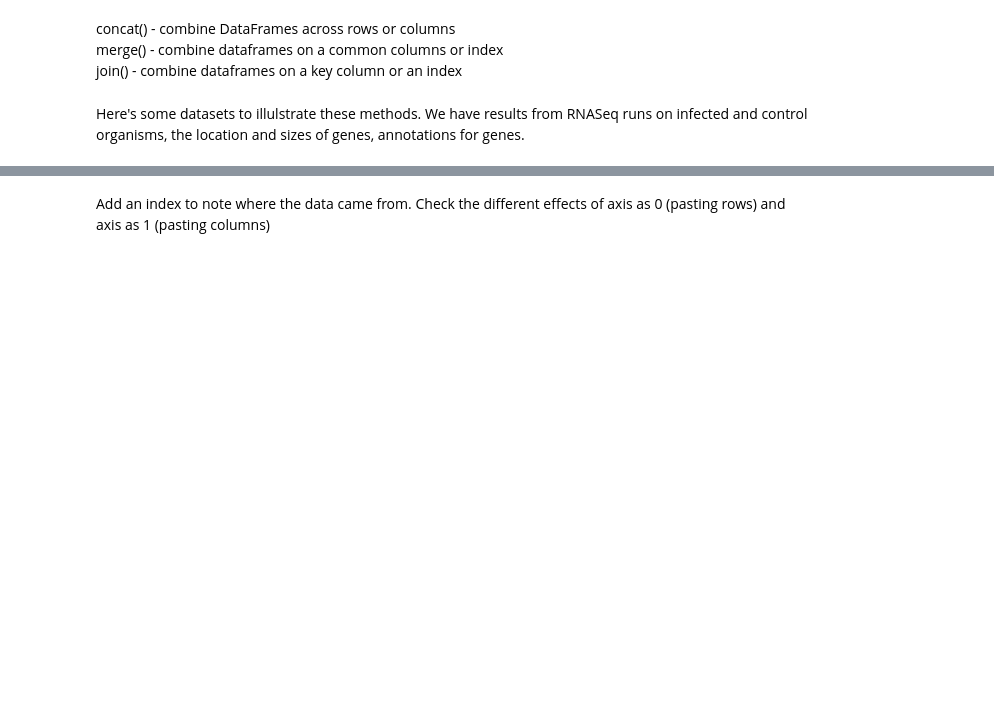
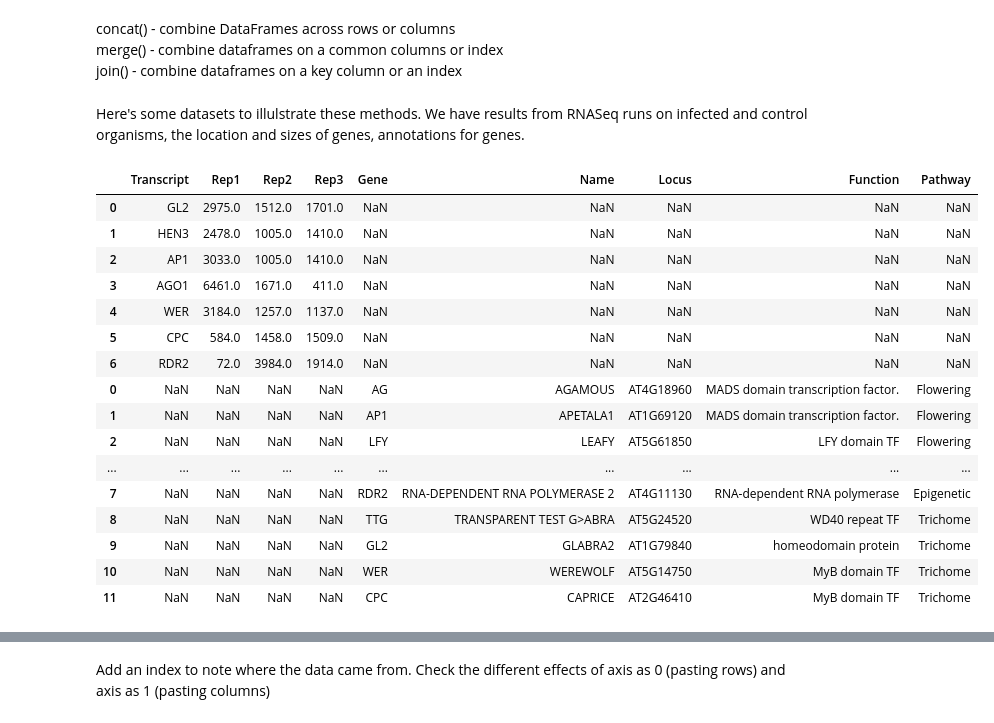
Before and after one commit to nicksavill/DEB_development, a Jupyter notebook: Week_5/Class_9_interactive.ipynb, the cells around one changed output, grey strips where cells are left out. Cells and saved outputs as stored; diff of their text form; code cells hidden in the pictures; blank space fills up the shorter version.

```diff
--- a/Week_5/Class_9_interactive.ipynb
+++ b/Week_5/Class_9_interactive.ipynb
@@ -30,6 +30,27 @@ infected = pd.read_csv("../datasets/Infected.csv")
 control = pd.read_csv("../datasets/Control.csv")
 location = pd.read_csv("../datasets/Location.csv")
 anot = pd.read_csv("../datasets/anot.csv")
+# %%
+result = pd.concat([infected, anot], axis = 0)
+result
+# %% [output]
+|  | Transcript | Rep1 | Rep2 | Rep3 | Gene | Name | Locus | Function | Pathway |
+| 0 | GL2 | 2975.0 | 1512.0 | 1701.0 | NaN | NaN | NaN | NaN | NaN |
+| 1 | HEN3 | 2478.0 | 1005.0 | 1410.0 | NaN | NaN | NaN | NaN | NaN |
+| 2 | AP1 | 3033.0 | 1005.0 | 1410.0 | NaN | NaN | NaN | NaN | NaN |
+| 3 | AGO1 | 6461.0 | 1671.0 | 411.0 | NaN | NaN | NaN | NaN | NaN |
+| 4 | WER | 3184.0 | 1257.0 | 1137.0 | NaN | NaN | NaN | NaN | NaN |
+| 5 | CPC | 584.0 | 1458.0 | 1509.0 | NaN | NaN | NaN | NaN | NaN |
+| 6 | RDR2 | 72.0 | 3984.0 | 1914.0 | NaN | NaN | NaN | NaN | NaN |
+| 0 | NaN | NaN | NaN | NaN | AG | AGAMOUS | AT4G18960 | MADS domain transcription factor. | Flowering |
+| 1 | NaN | NaN | NaN | NaN | AP1 | APETALA1 | AT1G69120 | MADS domain transcription factor. | Flowering |
+| 2 | NaN | NaN | NaN | NaN | LFY | LEAFY | AT5G61850 | LFY domain TF | Flowering |
+| ... | ... | ... | ... | ... | ... | ... | ... | ... | ... |
+| 7 | NaN | NaN | NaN | NaN | RDR2 | RNA-DEPENDENT RNA POLYMERASE 2 | AT4G11130 | RNA-dependent RNA polymerase | Epigenetic |
+| 8 | NaN | NaN | NaN | NaN | TTG | TRANSPARENT TEST G>ABRA | AT5G24520 | WD40 repeat TF | Trichome |
+| 9 | NaN | NaN | NaN | NaN | GL2 | GLABRA2 | AT1G79840 | homeodomain protein | Trichome |
+| 10 | NaN | NaN | NaN | NaN | WER | WEREWOLF | AT5G14750 | MyB domain TF | Trichome |
+| 11 | NaN | NaN | NaN | NaN | CPC | CAPRICE | AT2G46410 | MyB domain TF | Trichome |
 # %%
 control
 # %% [output]
```
Also changed, not shown: parts of 140 cells of this notebook, 13 other files.
